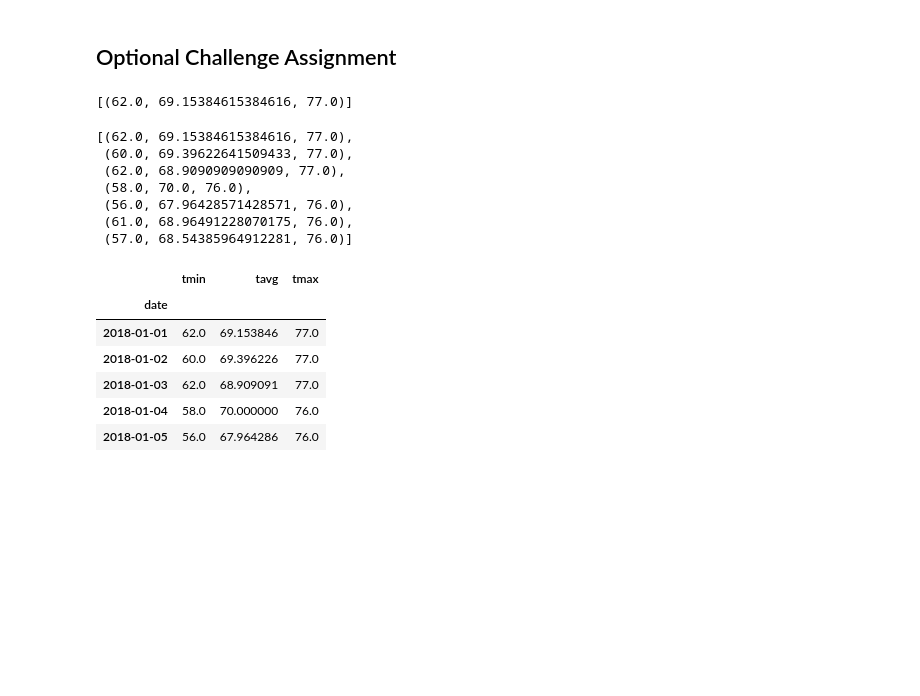
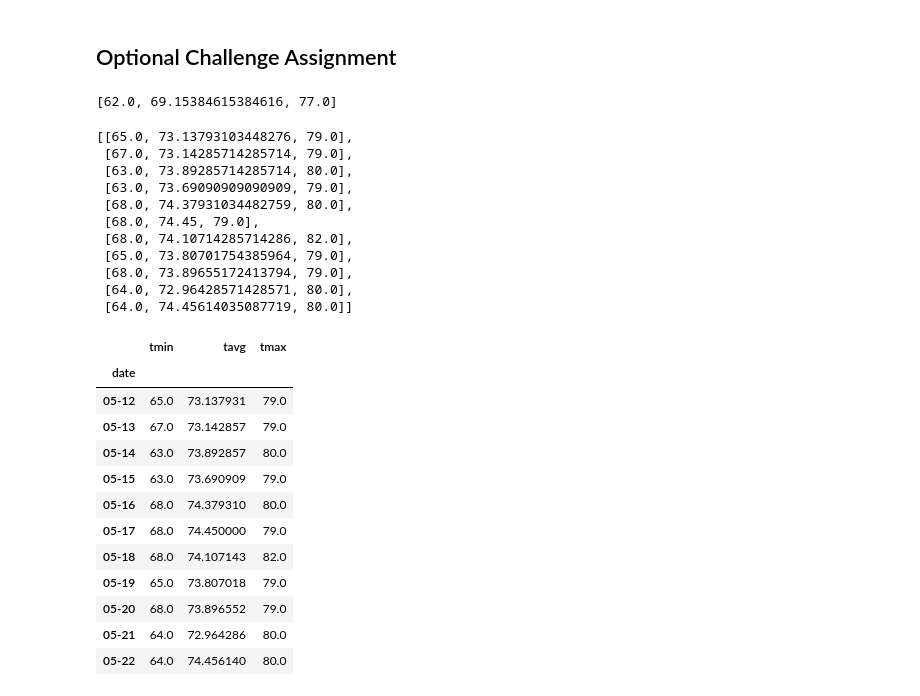
Before and after one commit to woodfin8/sqlalchemy-challenge, a Jupyter notebook: climate.ipynb, the cells around one changed output. Saved outputs shown, nothing was run; the diff lists cells and outputs as text; code cells hidden in the pictures; blank space fills up the shorter version.

```diff
--- a/climate.ipynb
+++ b/climate.ipynb
@@ -192,4 +273,16 @@ print(calc_temps('2012-02-28', '2012-03-05'))
 # %%
 # Calculate the total amount of rainfall per weather station for your trip dates using the previous year's matching dates.
 # Sort this in descending order by precipitation amount and list the station, name, latitude, longitude, and elevation
+start = '2017-05-12'
+end = '2017-05-23'
+
+sel = [ME.station,ST.name,func.avg(ME.prcp),ST.latitude, ST.longitude, ST.elevation]
+stn_avg = session.query(*sel).filter(ME.station == ST.station).\
+filter(ME.date >= start).filter(ME.date <= end).group_by(ME.station).order_by(func.avg(ME.prcp).desc()).all()
+
+for station in stn_avg:
+    print(station)
+
+stn_avg_df = pd.DataFrame(stn_avg, columns=['Station','Name','Prcp','Lat','Long','Elv'])
+stn_avg_df
 # %% [output]
@@ -212,37 +317,55 @@ def daily_normals(date):
     """
 
     sel = [func.min(Measurement.tobs), func.avg(Measurement.tobs), func.max(Measurement.tobs)]
-    return session.query(*sel).filter(func.strftime("%m-%d", Measurement.date) == date).all()
-
+    query = session.query(*sel).filter(func.strftime("%m-%d", Measurement.date) == date).all()
+    result = [item for temp in query for item in temp]
+    return result
 daily_normals("01-01")
 # %% [output]
-[(62.0, 69.15384615384616, 77.0)]
+[62.0, 69.15384615384616, 77.0]
 # %%
 # calculate the daily normals for your trip
 # push each tuple of calculations into a list called `normals`
+normals = []
+# Set the start and end date of the trip
+start_dt = dt.date(2020, 5, 12)
+end_dt = dt.date(2020, 5, 23)
+# Use the start and end date to create a range of dates
+date_list = [start_dt + dt.timedelta(days=x) for x in range(0, (end_dt-start_dt).days)]
+# Stip off the year and save a list of %m-%d strings
+date_m_d = [day.strftime("%m-%d")for day in date_list]
+# Loop through the list of %m-%d strings and calculate the normals for each date
 
-# Set the start and end date of the trip
-
-# Use the start and end date to create a range of dates
-
-# Stip off the year and save a list of %m-%d strings
-
-# Loop through the list of %m-%d strings and calculate the normals for each date
+normals = [daily_normals(date) for date in date_m_d]
+normals
 # %% [output]
-[(62.0, 69.15384615384616, 77.0),
- (60.0, 69.39622641509433, 77.0),
- (62.0, 68.9090909090909, 77.0),
- (58.0, 70.0, 76.0),
- (56.0, 67.96428571428571, 76.0),
- (61.0, 68.96491228070175, 76.0),
- (57.0, 68.54385964912281, 76.0)]
+[[65.0, 73.13793103448276, 79.0],
+ [67.0, 73.14285714285714, 79.0],
+ [63.0, 73.89285714285714, 80.0],
+ [63.0, 73.69090909090909, 79.0],
+ [68.0, 74.37931034482759, 80.0],
+ [68.0, 74.45, 79.0],
+ [68.0, 74.10714285714286, 82.0],
+ [65.0, 73.80701754385964, 79.0],
+ [68.0, 73.89655172413794, 79.0],
+ [64.0, 72.96428571428571, 80.0],
+ [64.0, 74.45614035087719, 80.0]]
 # %%
 # Load the previous query results into a Pandas DataFrame and add the `trip_dates` range as the `date` index
+norms_df = pd.DataFrame(index = date_m_d,data = normals,columns=['tmin','tavg','tmax'])
+norms_df.index.name = 'date'
+norms_df
 # %% [output]
 |  | tmin | tavg | tmax |
 | date |  |  |  |
-| 2018-01-01 | 62.0 | 69.153846 | 77.0 |
-| 2018-01-02 | 60.0 | 69.396226 | 77.0 |
-| 2018-01-03 | 62.0 | 68.909091 | 77.0 |
-| 2018-01-04 | 58.0 | 70.000000 | 76.0 |
-| 2018-01-05 | 56.0 | 67.964286 | 76.0 |
+| 05-12 | 65.0 | 73.137931 | 79.0 |
+| 05-13 | 67.0 | 73.142857 | 79.0 |
+| 05-14 | 63.0 | 73.892857 | 80.0 |
+| 05-15 | 63.0 | 73.690909 | 79.0 |
+| 05-16 | 68.0 | 74.379310 | 80.0 |
+| 05-17 | 68.0 | 74.450000 | 79.0 |
+| 05-18 | 68.0 | 74.107143 | 82.0 |
+| 05-19 | 65.0 | 73.807018 | 79.0 |
+| 05-20 | 68.0 | 73.896552 | 79.0 |
+| 05-21 | 64.0 | 72.964286 | 80.0 |
+| 05-22 | 64.0 | 74.456140 | 80.0 |
```
Also changed, not shown: parts of 23 cells of this notebook, 4 other files.
